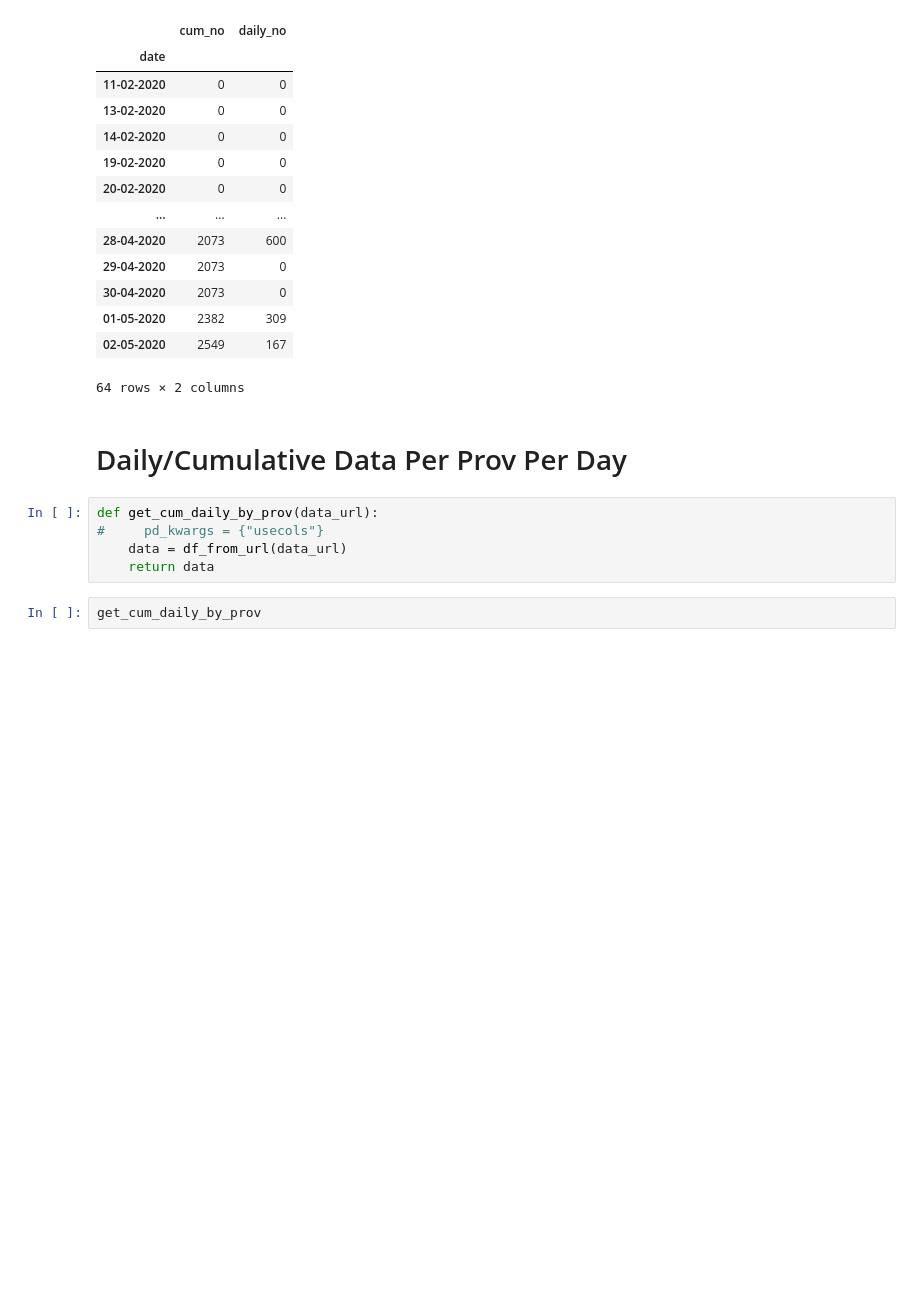
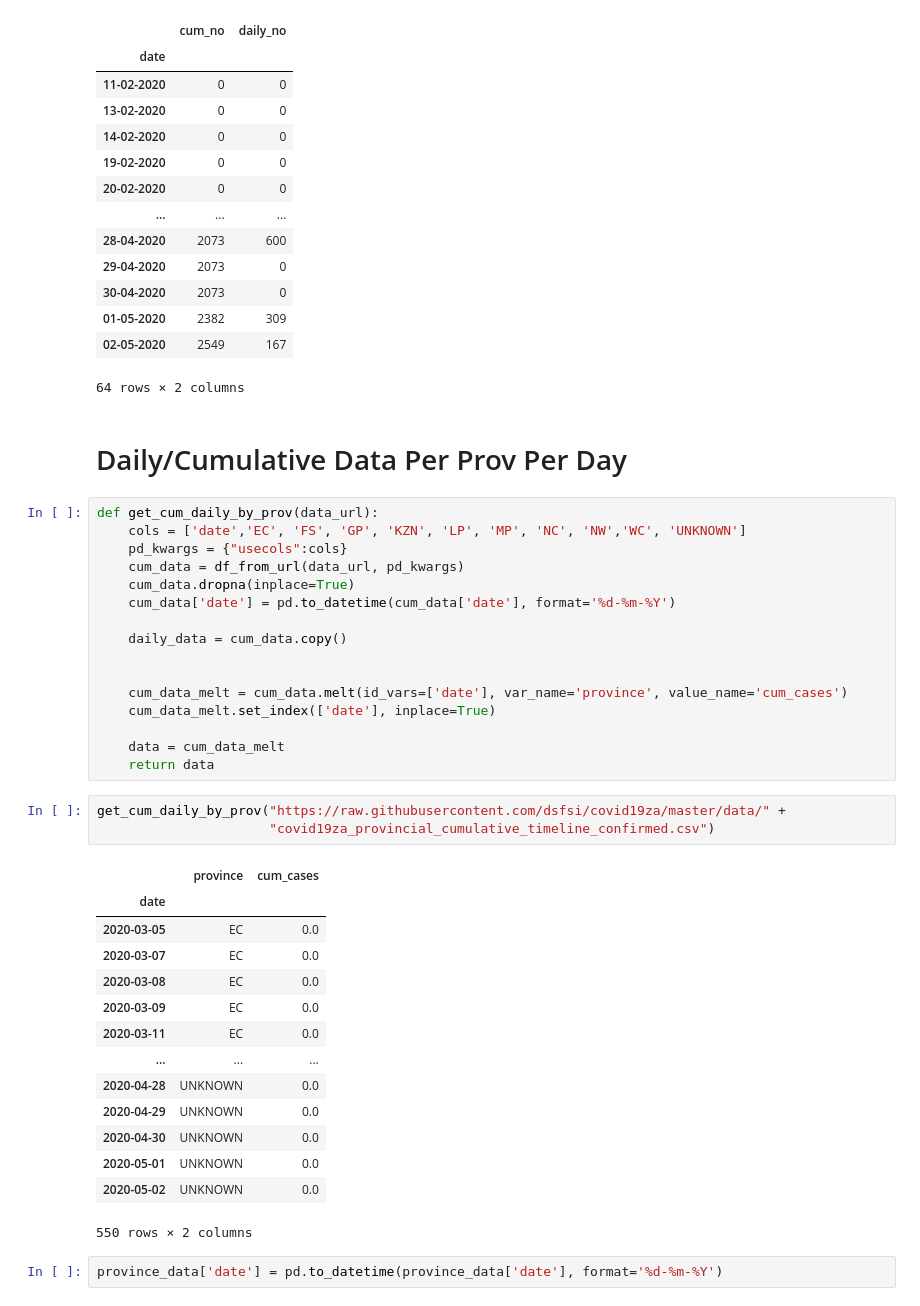
Before and after one commit to SimonRosen173/Covid19SAData, a Jupyter notebook: Data_Preprocessing_Test_Space.ipynb, the cells around one changed output. Cells and saved outputs as stored; diff of their text form; blank space fills up the shorter version.

```diff
--- a/Data_Preprocessing_Test_Space.ipynb
+++ b/Data_Preprocessing_Test_Space.ipynb
@@ -151,10 +151,39 @@ get_cum_daily(tests_url, 'recovered', 'date')
 64 rows × 2 columns
 # %% [markdown]
 # Daily/Cumulative Data Per Prov Per Day
-# %%
-def get_cum_daily_by_prov(data_url):
-#     pd_kwargs = {"usecols"}
-    data = df_from_url(data_url)
-    return data
-# %%
-get_cum_daily_by_prov
+# %%
+def get_cum_daily_by_prov(data_url):
+    cols = ['date','EC', 'FS', 'GP', 'KZN', 'LP', 'MP', 'NC', 'NW','WC', 'UNKNOWN']
+    pd_kwargs = {"usecols":cols}
+    cum_data = df_from_url(data_url, pd_kwargs)
+    cum_data.dropna(inplace=True)
+    cum_data['date'] = pd.to_datetime(cum_data['date'], format='%d-%m-%Y')
+
+    daily_data = cum_data.copy()
+
+
+    cum_data_melt = cum_data.melt(id_vars=['date'], var_name='province', value_name='cum_cases')
+    cum_data_melt.set_index(['date'], inplace=True)
+
+    data = cum_data_melt
+    return data
+# %%
+get_cum_daily_by_prov("https://raw.githubusercontent.com/dsfsi/covid19za/master/data/" +
+                      "covid19za_provincial_cumulative_timeline_confirmed.csv")
+# %% [output]
+|  | province | cum_cases |
+| date |  |  |
+| 2020-03-05 | EC | 0.0 |
+| 2020-03-07 | EC | 0.0 |
+| 2020-03-08 | EC | 0.0 |
+| 2020-03-09 | EC | 0.0 |
+| 2020-03-11 | EC | 0.0 |
+| ... | ... | ... |
+| 2020-04-28 | UNKNOWN | 0.0 |
+| 2020-04-29 | UNKNOWN | 0.0 |
+| 2020-04-30 | UNKNOWN | 0.0 |
+| 2020-05-01 | UNKNOWN | 0.0 |
+| 2020-05-02 | UNKNOWN | 0.0 |
+550 rows × 2 columns
+# %%
+province_data['date'] = pd.to_datetime(province_data['date'], format='%d-%m-%Y')
```
Also changed, not shown: 35 other files.
